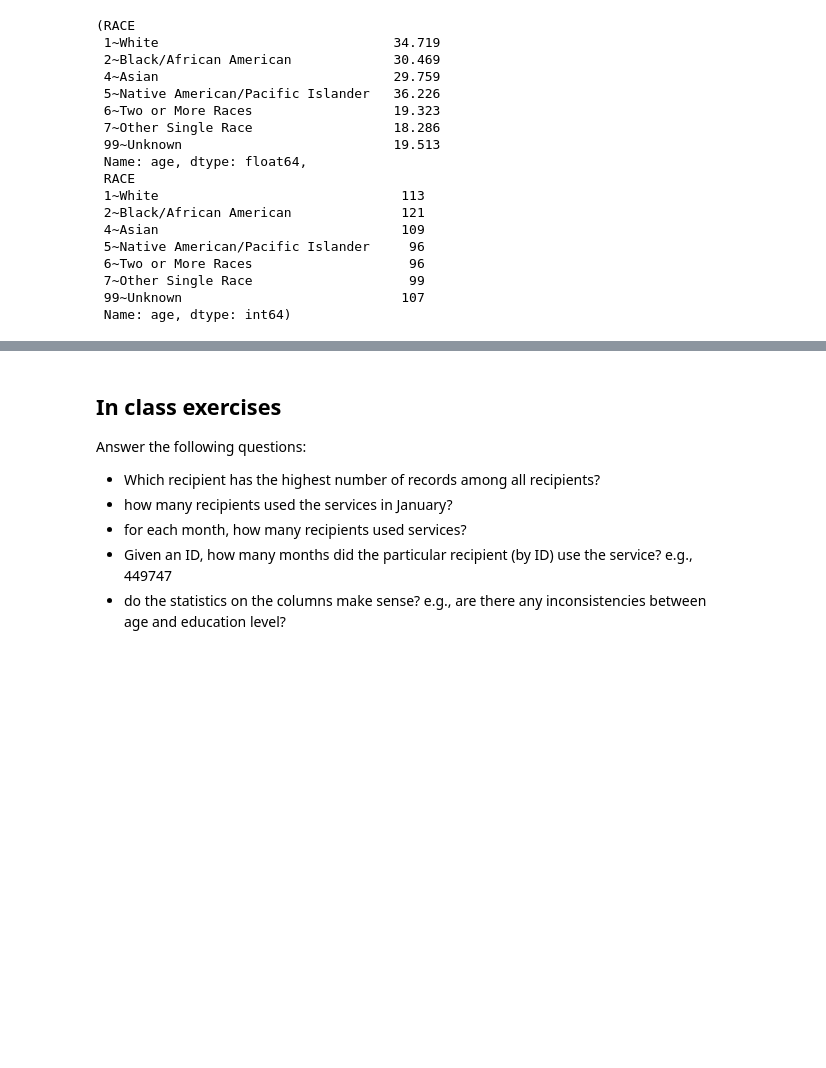
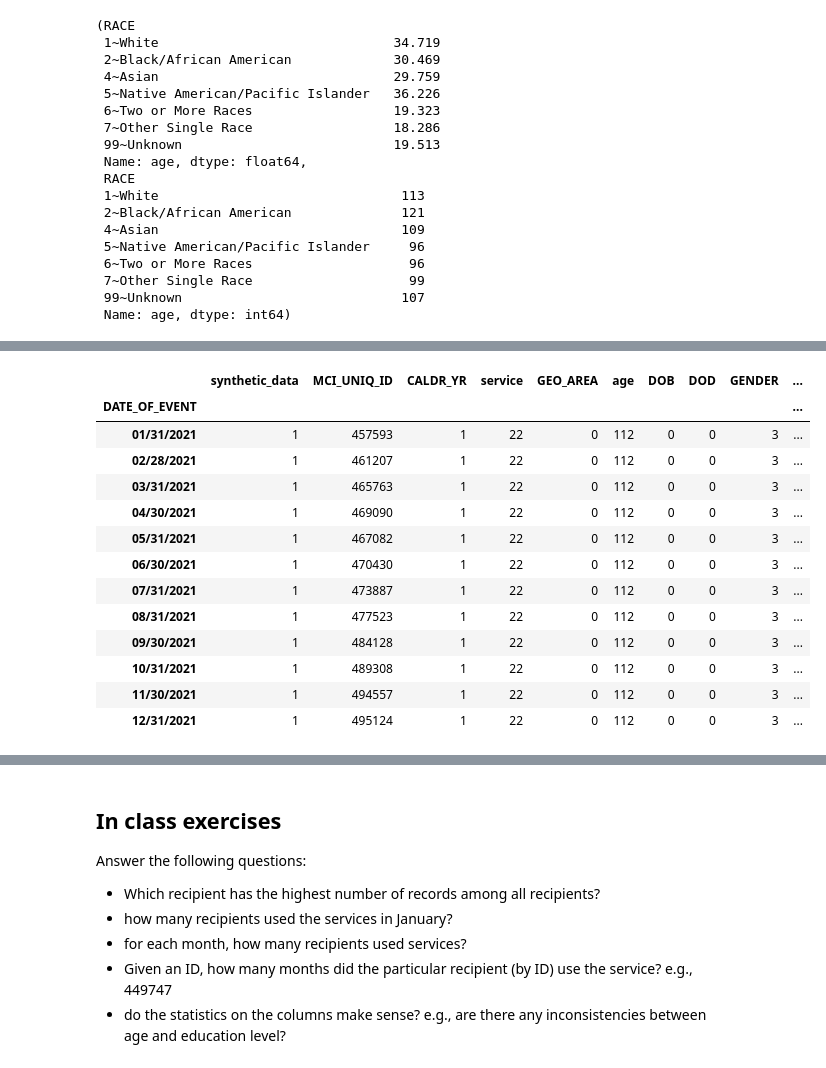
Before and after one commit to yingli/math485, a Jupyter notebook: sample_code/tabular_data/tabular_data_02.ipynb, the cells around one changed output, grey strips where cells are left out. Saved outputs shown, nothing was run; the diff lists cells and outputs as text; code cells hidden in the pictures; blank space fills up the shorter version.

```diff
--- a/sample_code/tabular_data/tabular_data_02.ipynb
+++ b/sample_code/tabular_data/tabular_data_02.ipynb
@@ -669,0 +727,17 @@ df.groupby("RACE")['age'].agg('mean'), df.groupby("RACE")['age'].agg(data_range)
+# %%
+df.groupby("DATE_OF_EVENT").nunique()
+# %% [output]
+|  | synthetic_data | MCI_UNIQ_ID | CALDR_YR | service | GEO_AREA | age | DOB | DOD | GENDER | ... |
+| DATE_OF_EVENT |  |  |  |  |  |  |  |  |  | ... |
+| 01/31/2021 | 1 | 457593 | 1 | 22 | 0 | 112 | 0 | 0 | 3 | ... |
+| 02/28/2021 | 1 | 461207 | 1 | 22 | 0 | 112 | 0 | 0 | 3 | ... |
+| 03/31/2021 | 1 | 465763 | 1 | 22 | 0 | 112 | 0 | 0 | 3 | ... |
+| 04/30/2021 | 1 | 469090 | 1 | 22 | 0 | 112 | 0 | 0 | 3 | ... |
+| 05/31/2021 | 1 | 467082 | 1 | 22 | 0 | 112 | 0 | 0 | 3 | ... |
+| 06/30/2021 | 1 | 470430 | 1 | 22 | 0 | 112 | 0 | 0 | 3 | ... |
+| 07/31/2021 | 1 | 473887 | 1 | 22 | 0 | 112 | 0 | 0 | 3 | ... |
+| 08/31/2021 | 1 | 477523 | 1 | 22 | 0 | 112 | 0 | 0 | 3 | ... |
+| 09/30/2021 | 1 | 484128 | 1 | 22 | 0 | 112 | 0 | 0 | 3 | ... |
+| 10/31/2021 | 1 | 489308 | 1 | 22 | 0 | 112 | 0 | 0 | 3 | ... |
+| 11/30/2021 | 1 | 494557 | 1 | 22 | 0 | 112 | 0 | 0 | 3 | ... |
+| 12/31/2021 | 1 | 495124 | 1 | 22 | 0 | 112 | 0 | 0 | 3 | ... |
```
Also changed, not shown: parts of 9 cells of this notebook.
